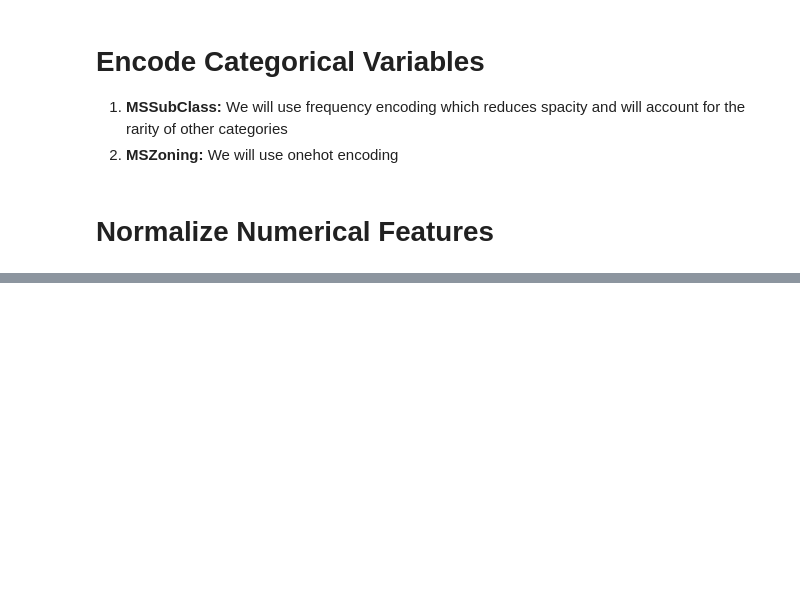
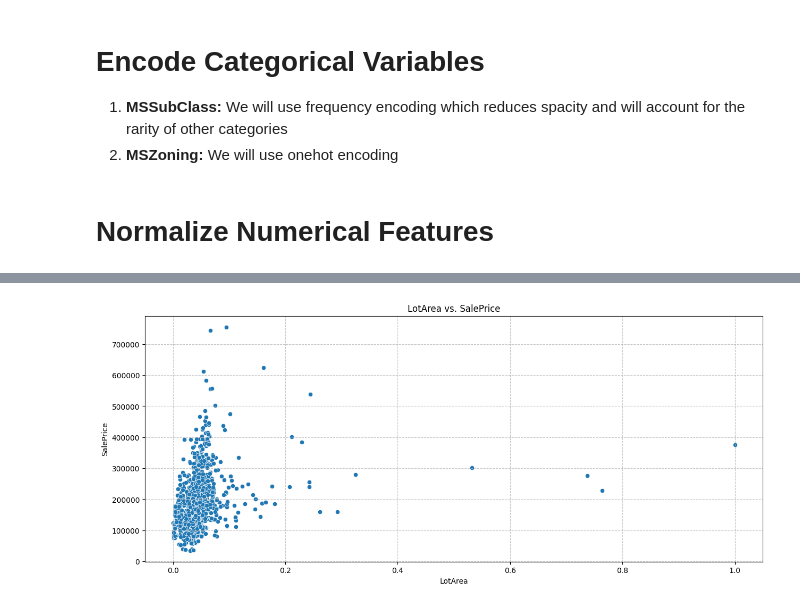
Before and after one commit to ktxdev/house-prices, a Jupyter notebook: notebooks/04_feature_engineering.ipynb, the cells around one changed output, grey strips where cells are left out. Drawn from its saved outputs; the diff is of its cells as text; code cells hidden in the pictures; blank space fills up the shorter version.

```diff
--- a/notebooks/04_feature_engineering.ipynb
+++ b/notebooks/04_feature_engineering.ipynb
@@ -49,2 +53,4 @@ visualizer.plot('LotFrontage')
 # %%
-visualizer.plot('LotFrontage', 'SalePrice')
+visualizer.plot('LotArea', 'SalePrice')
+# %% [output]
+[figure, added]
```
Also changed, not shown: parts of 3 cells of this notebook, 5 other files.
